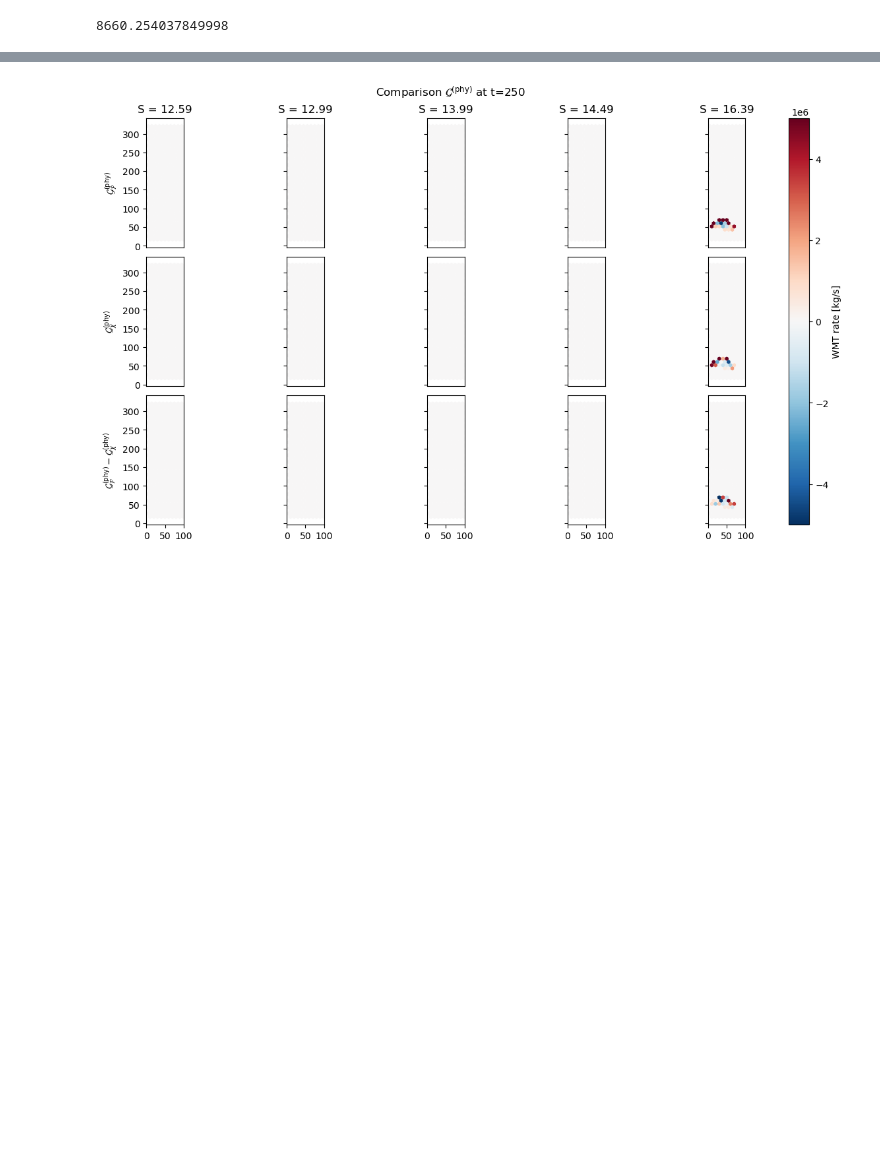
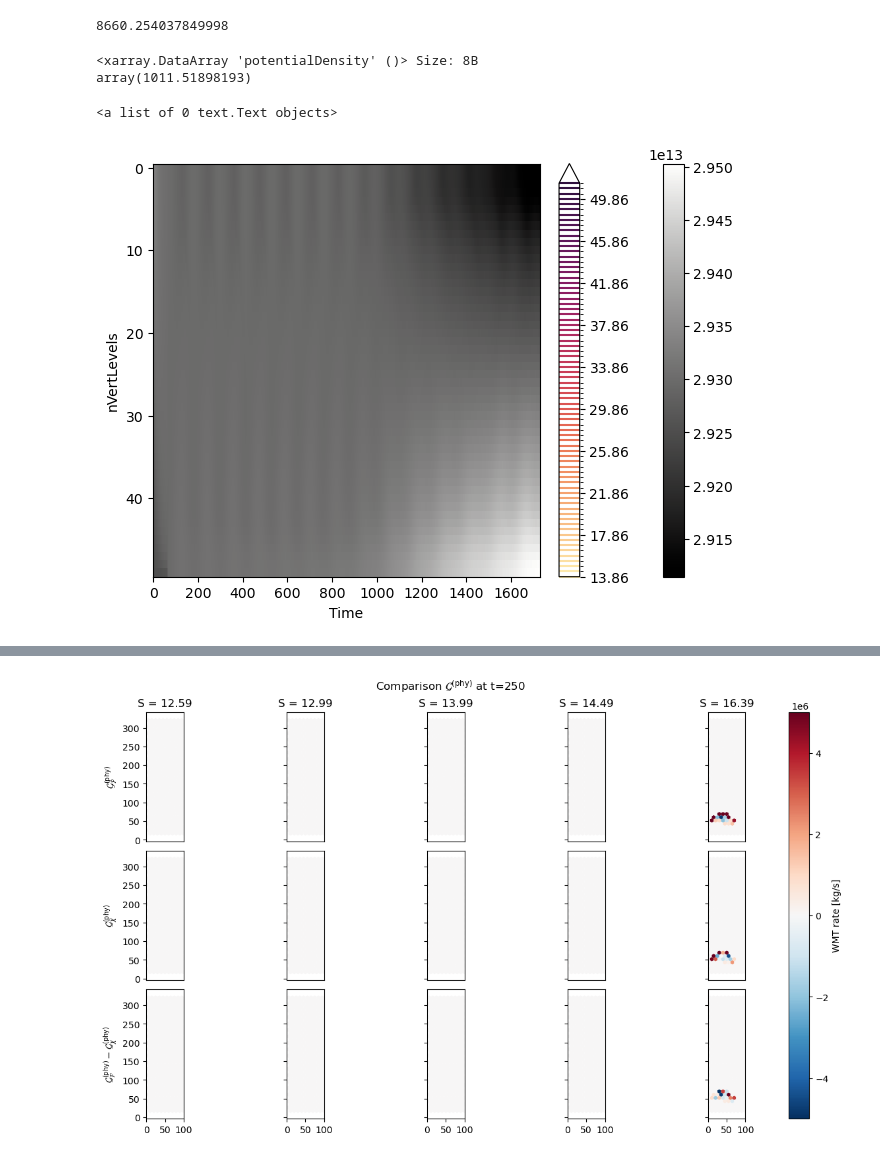
Before and after one commit to kailauyeda/WMT_DVD, a Jupyter notebook: bichan/analysis/preliminary_analysis.ipynb, the cells around one changed output, grey strips where cells are left out. Saved outputs shown, nothing was run; the diff lists cells and outputs as text; code cells hidden in the pictures; blank space fills up the shorter version.

```diff
--- a/bichan/analysis/preliminary_analysis.ipynb
+++ b/bichan/analysis/preliminary_analysis.ipynb
@@ -749,6 +770,21 @@ array([ 17320.50807569,  25980.76211353,  34641.01615138,  43301.27018922,
 34641.01615138 - 25980.76211353
 # %% [output]
 8660.254037849998
+# %%
+ss_ds_output.potentialDensity.max()
+# %% [output]
+<xarray.DataArray 'potentialDensity' ()> Size: 8B
+array(1011.51898193)
+# %%
+fig, ax = plt.subplots(nrows=1,ncols=1, constrained_layout=True)
+mass.sum(dim='nCells').plot(y='nVertLevels',cmap=cmo.gray)
+c = ss_ds_output.density.mean(dim='nCells').plot.contour(levels = target_coords[10:-10], y = 'nVertLevels', cmap = cmo.matter)
+ax.invert_yaxis()
+fig.colorbar(c, ax =ax)
+ax.clabel(c)
+# %% [output]
+<a list of 0 text.Text objects>
+[figure, added]
 # %%
 fig, ax = plt.subplots(nrows=1,ncols=1, constrained_layout=True)
 mass.sum(dim='nCells').plot(y='nVertLevels',cmap=cmo.gray)
```
Also changed, not shown: parts of 19 cells of this notebook, 1 other file.
